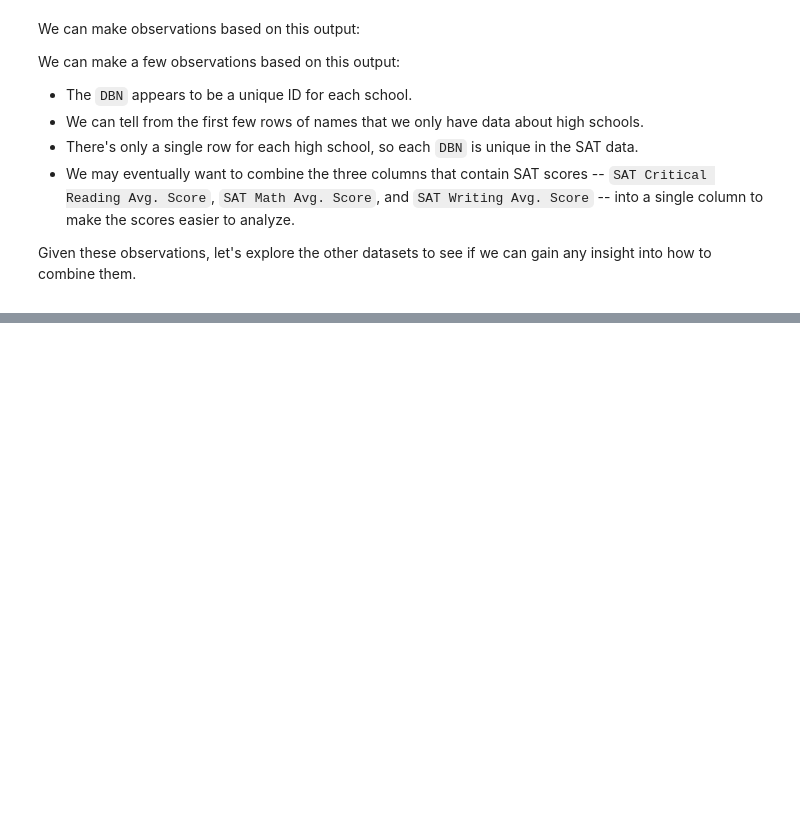
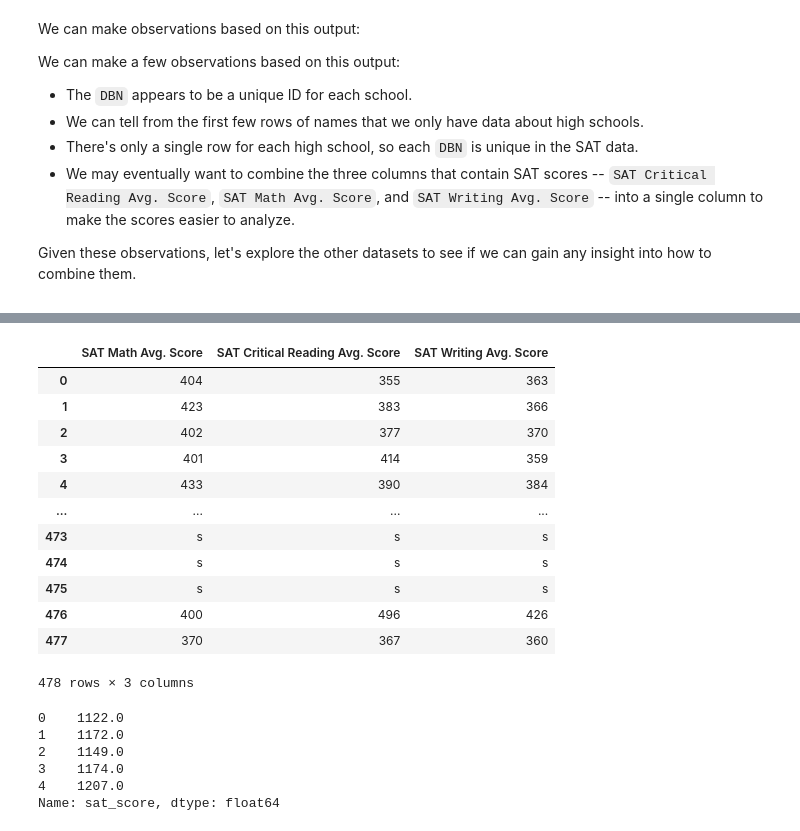
Before and after one commit to albertjimrod/Data-science-projects, a Jupyter notebook: 03_Data_Cleaning/Analyzing NYC High School Data/Analyzing_NYC_High_School_Data.ipynb, the cells around one changed output, grey strips where cells are left out. Cells and saved outputs as stored; diff of their text form; code cells hidden in the pictures; blank space fills up the shorter version.

```diff
--- a/03_Data_Cleaning/Analyzing NYC High School Data/Analyzing_NYC_High_School_Data.ipynb
+++ b/03_Data_Cleaning/Analyzing NYC High School Data/Analyzing_NYC_High_School_Data.ipynb
@@ -286,0 +499,10 @@ dataset: ap_2010       DBN                             SchoolName AP Test Takers
+# %%
+def padding(serie):
+    data = str(serie)
+    if len(data) == 1:
+        data = data.zfill(2)
+        return data
+    else:
+        return data
+# %%
+data['class_size']['Padded CSD'] = data['class_size']['CSD'].apply(padding)
@@ -286,0 +524,3 @@ dataset: ap_2010       DBN                             SchoolName AP Test Takers
+# %%
+data['class_size']['DBN'] = data['class_size']['Padded CSD'] + data['class_size']['SCHOOL CODE']
+data['class_size']['DBN']
@@ -286,0 +548,32 @@ dataset: ap_2010       DBN                             SchoolName AP Test Takers
+# %%
+cols = ['SAT Math Avg. Score', 'SAT Critical Reading Avg. Score', 'SAT Writing Avg. Score']
+# %%
+data['sat_results'].loc[:,cols]
+# %% [output]
+|  | SAT Math Avg. Score | SAT Critical Reading Avg. Score | SAT Writing Avg. Score |
+| 0 | 404 | 355 | 363 |
+| 1 | 423 | 383 | 366 |
+| 2 | 402 | 377 | 370 |
+| 3 | 401 | 414 | 359 |
+| 4 | 433 | 390 | 384 |
+| ... | ... | ... | ... |
+| 473 | s | s | s |
+| 474 | s | s | s |
+| 475 | s | s | s |
+| 476 | 400 | 496 | 426 |
+| 477 | 370 | 367 | 360 |
+478 rows × 3 columns
+# %%
+for c in cols:
+    data['sat_results'][c] = pd.to_numeric(data["sat_results"][c], errors="coerce")
+
+data['sat_results']['sat_score'] = data['sat_results'][cols[0]] + data['sat_results'][cols[1]] + data['sat_results'][cols[2]]
+
+print(data['sat_results']['sat_score'].head())
+# %% [output]
+0    1122.0
+1    1172.0
+2    1149.0
+3    1174.0
+4    1207.0
+Name: sat_score, dtype: float64
```
Also changed, not shown: parts of 29 cells of this notebook, 1 other file.
